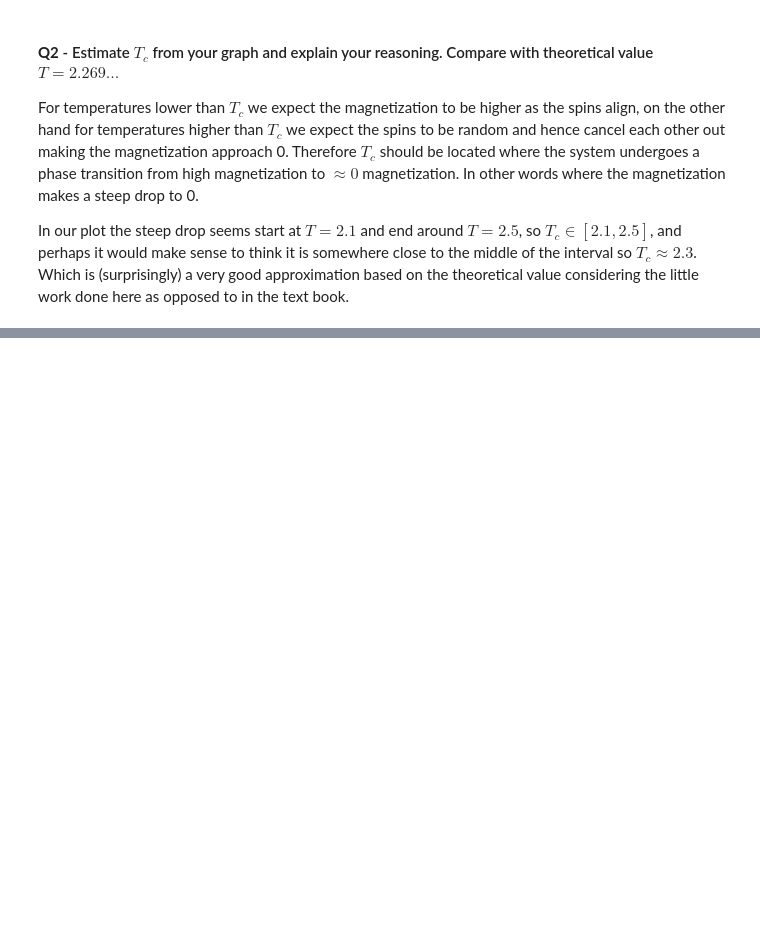
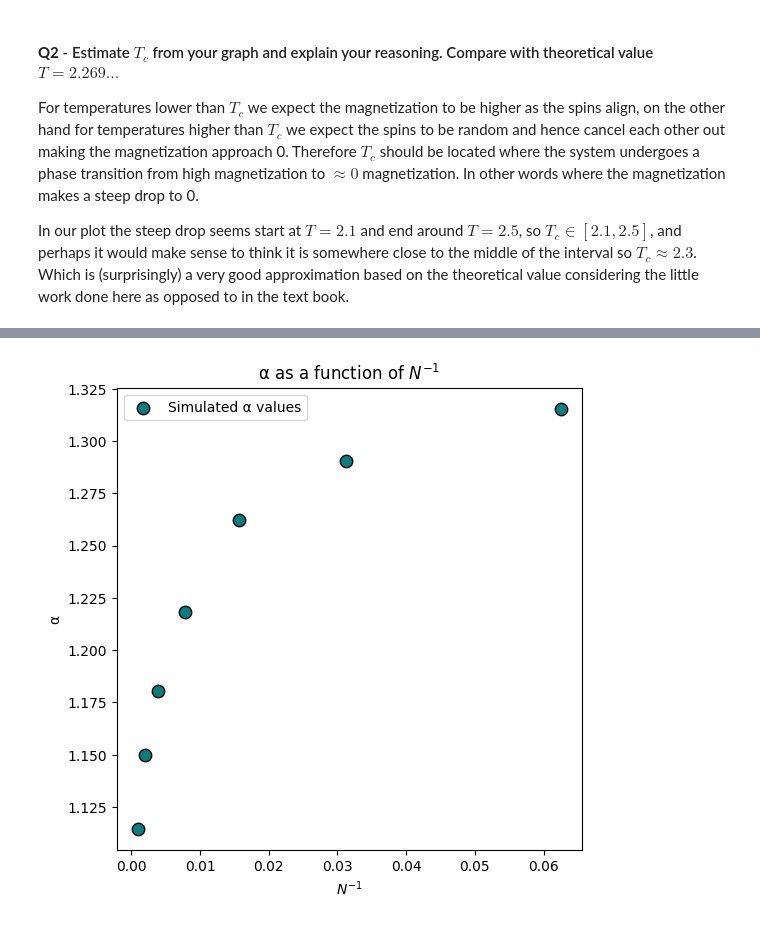
Before and after one commit to Wessias/SOCS, a Jupyter notebook: HW1/hw1-viggo-wessner.ipynb, the cells around one changed output, grey strips where cells are left out. Drawn from its saved outputs; the diff is of its cells as text; code cells hidden in the pictures; blank space fills up the shorter version.

```diff
--- a/HW1/hw1-viggo-wessner.ipynb
+++ b/HW1/hw1-viggo-wessner.ipynb
@@ -532,0 +635,20 @@ In our plot the steep drop seems start at $T=2.1$ and end around $T=2.5$, so $T_
+# %%
+
+def complementary_CDF(f, f_max):
+    """
+    Function to return the complementary cumulative distribution function.
+
+    Parameters
+    ==========
+    f : Sequence of values (as they occur, non necessarily sorted).
+    f_max : Integer. Maximum possible value for the values in f.
+    """
+
+    num_events = len(f)
+    s = np.sort(np.array(f)) / f_max  # Sort f in ascending order.
+    c = np.array(np.arange(num_events, 0, -1)) / (num_events)  # Descending.
+
+    c_CDF = c
+    s_rel = s
+
+    return c_CDF, s_rel
@@ -532,0 +729,13 @@ In our plot the steep drop seems start at $T=2.1$ and end around $T=2.5$, so $T_
+# %%
+import matplotlib.pyplot as plt
+
+# Plot α_N as a function of N^{-1}
+plt.figure(figsize=(6, 6))
+plt.scatter(N_inverse, alpha_vals, color="teal", s=80, edgecolor="black", marker='o', label='Simulated α values')
+plt.xlabel('$N^{-1}$')
+plt.ylabel('α')
+plt.title('α as a function of $N^{-1}$')
+plt.legend()
+plt.show()
+# %% [output]
+[figure, added]
```
Also changed, not shown: parts of 6 cells of this notebook, 1 other file.
